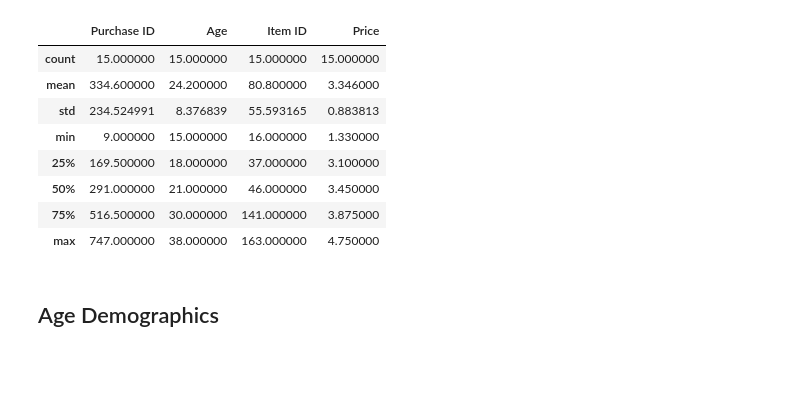
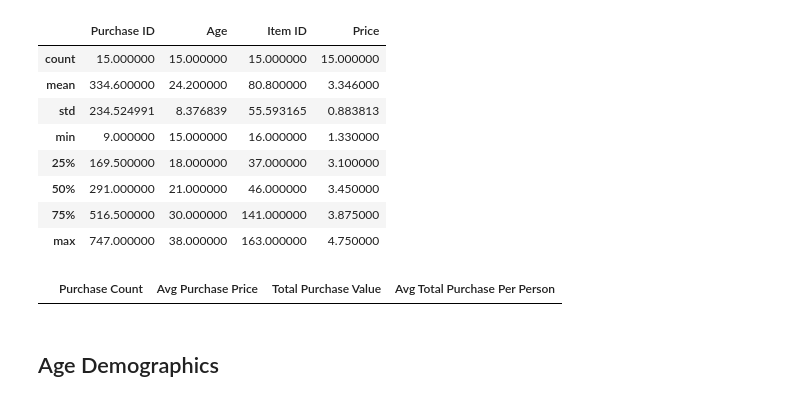
Before and after one commit to pasco27/pandas_homework, a Jupyter notebook: HerosOfPymoli/HeroesOfPymoli_starter.ipynb, the cells around one changed output. Cells and saved outputs as stored; diff of their text form; code cells hidden in the pictures; blank space fills up the shorter version.

```diff
--- a/HerosOfPymoli/HeroesOfPymoli_starter.ipynb
+++ b/HerosOfPymoli/HeroesOfPymoli_starter.ipynb
@@ -339,3 +333,13 @@ summary_purchased_items
+# %%
+purchase_analysis = pd.DataFrame({"Purchase Count":[],
+                            "Avg Purchase Price":[],
+                            "Total Purchase Value":[],
+                            "Avg Total Purchase Per Person": []})
+purchase_analysis
+
+### I have all the data needed just don't know how to display it
+# %% [output]
+|  | Purchase Count | Avg Purchase Price | Total Purchase Value | Avg Total Purchase Per Person |
 # %%
 ### Just to show you my agony, I did all the calculations below FIRST...yikes.
 # %%
```
Also changed, not shown: parts of 5 cells of this notebook.
